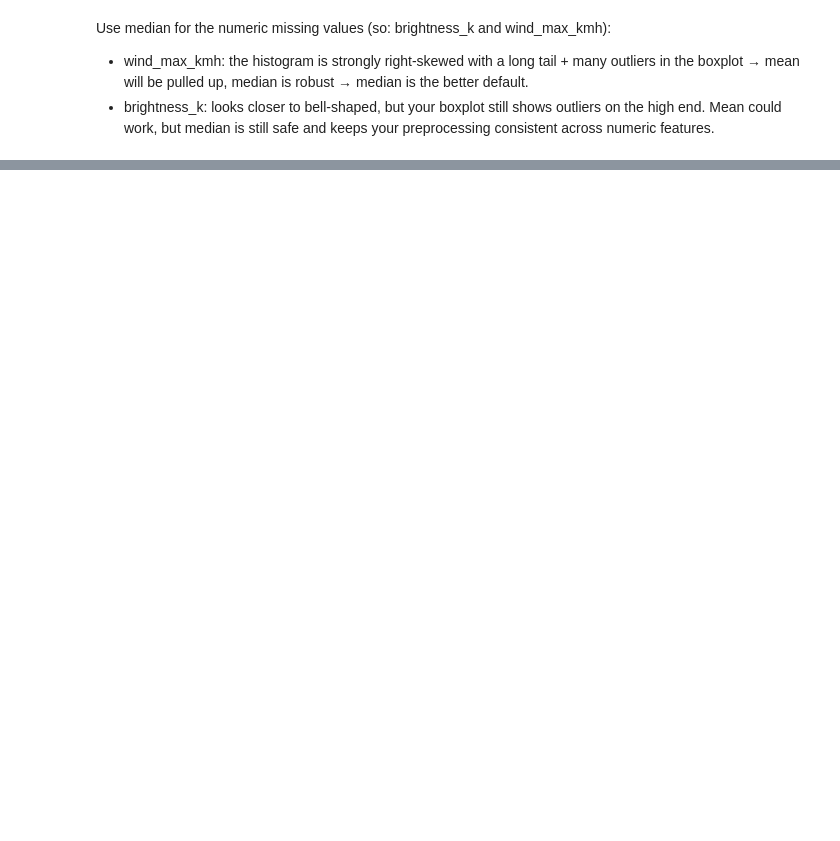
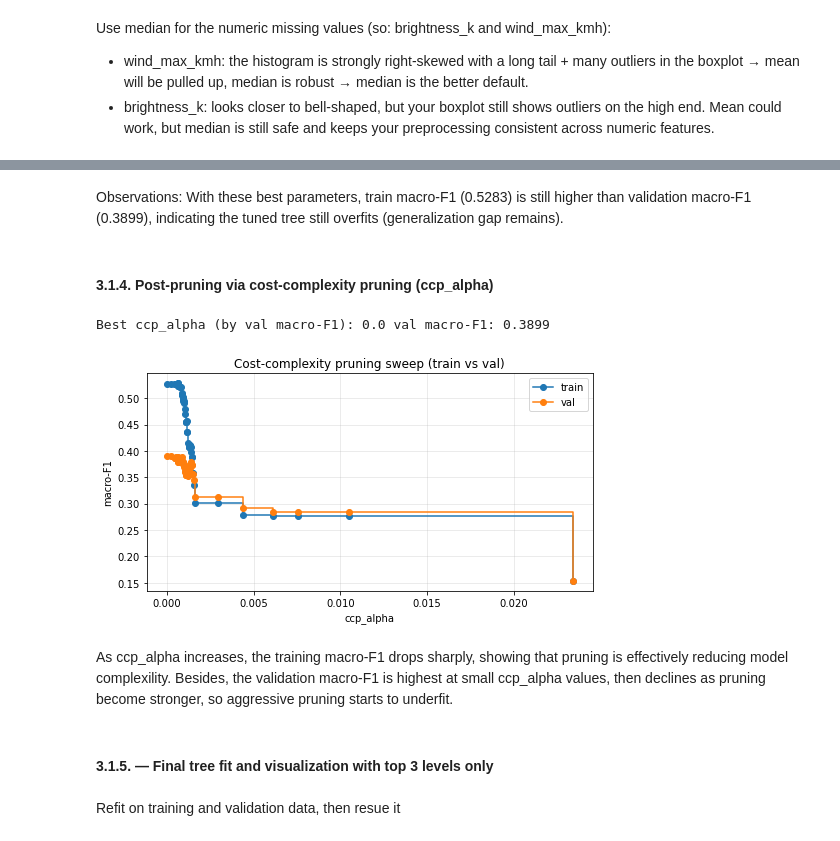
Before and after one commit to HieuTong/wildfires_classification, a Jupyter notebook: assignment2.ipynb, the cells around one changed output, grey strips where cells are left out. Cells and saved outputs as stored; diff of their text form; code cells hidden in the pictures; blank space fills up the shorter version.

```diff
--- a/assignment2.ipynb
+++ b/assignment2.ipynb
@@ -391,0 +550,53 @@ model = MLP(input_dim, hidden_dim=64, output_dim=4)
+# %% [markdown]
+Observations: With these best parameters, train macro-F1 (0.5283) is still higher than validation macro-F1 (0.3899), indicating the tuned tree still overfits (generalization gap remains).
+# %% [markdown]
+#### 3.1.4. Post-pruning via cost-complexity pruning (ccp_alpha)
+# %%
+from sklearn import tree
+import matplotlib.pyplot as plt
+
+base_params = grid.best_params_.copy()
+
+# 1) Pruning path from TRAIN only (no leakage)
+clf0 = tree.DecisionTreeClassifier(random_state=RANDOM_STATE, **base_params)
+path = clf0.cost_complexity_pruning_path(X_train_oh, y_train)
+
+ccp_alphas = path.ccp_alphas
+
+# 2) Train trees for each alpha, pick alpha by VALIDATION macro-F1
+train_scores, val_scores = [], []
+
+for a in ccp_alphas:
+    clf = tree.DecisionTreeClassifier(
+        random_state=RANDOM_STATE,
+        ccp_alpha=float(a),
+        **base_params,
+    )
+    clf.fit(X_train_oh, y_train)
+
+    train_scores.append(f1_score(y_train, clf.predict(X_train_oh), average="macro"))
+    val_scores.append(f1_score(y_val, clf.predict(X_val_oh), average="macro"))
+
+best_i = int(np.argmax(val_scores))
+best_alpha = float(ccp_alphas[best_i])
+
+print("Best ccp_alpha (by val macro-F1):", best_alpha, "val macro-F1:", round(val_scores[best_i], 4))
+
+plt.figure(figsize=(8,4))
+plt.plot(ccp_alphas, train_scores, marker="o", label="train", drawstyle="steps-post")
+plt.plot(ccp_alphas, val_scores, marker="o", label="val", drawstyle="steps-post")
+plt.xlabel("ccp_alpha")
+plt.ylabel("macro-F1")
+plt.title("Cost-complexity pruning sweep (train vs val)")
+plt.grid(alpha=0.3)
+plt.legend()
+plt.show()
+# %% [output]
+Best ccp_alpha (by val macro-F1): 0.0 val macro-F1: 0.3899
+[figure, added]
+# %% [markdown]
+As ccp_alpha increases, the training macro-F1 drops sharply, showing that pruning is effectively reducing model complexility. Besides, the validation macro-F1 is highest at small ccp_alpha values, then declines as pruning become stronger, so aggressive pruning starts to underfit.
+# %% [markdown]
+#### 3.1.5. — Final tree fit and visualization with top 3 levels only
+# %% [markdown]
+Refit on training and validation data, then resue it
```
Also changed, not shown: parts of 74 cells of this notebook, 1 other file.
